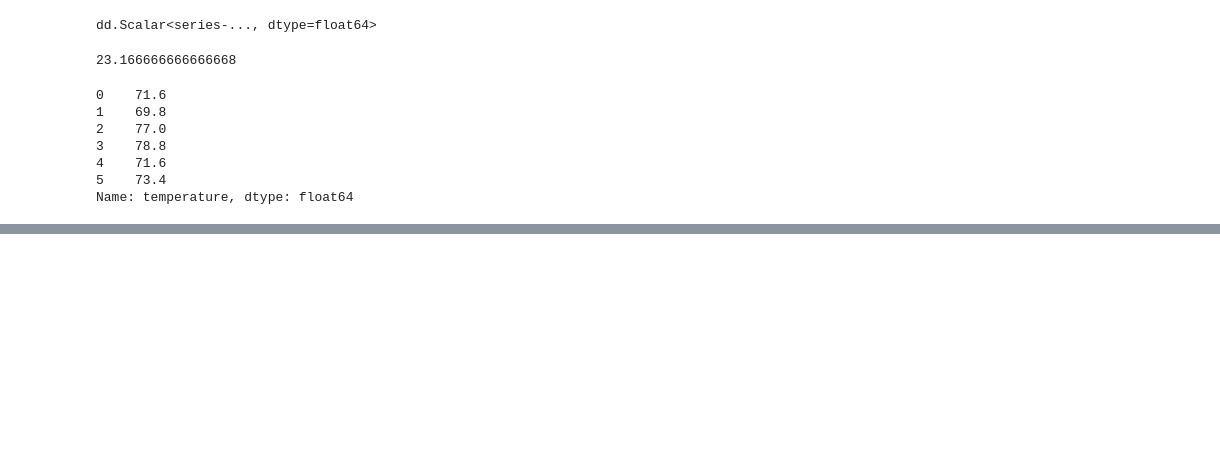
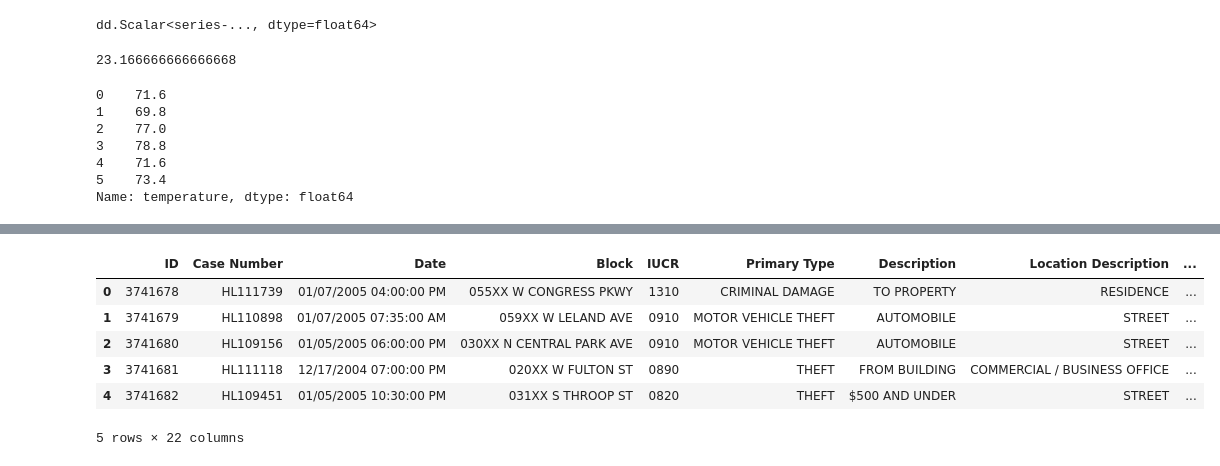
Before and after one commit to Junghyo/pycham, a Jupyter notebook: data_science/basic_dask/practice01_dask_basic_dataframe.ipynb, the cells around one changed output, grey strips where cells are left out. Drawn from its saved outputs; the diff is of its cells as text; code cells hidden in the pictures; blank space fills up the shorter version.

```diff
--- a/data_science/basic_dask/practice01_dask_basic_dataframe.ipynb
+++ b/data_science/basic_dask/practice01_dask_basic_dataframe.ipynb
@@ -115,0 +249,10 @@ Name: temperature, dtype: float64
+# %%
+df.head()
+# %% [output]
+|  | ID | Case Number | Date | Block | IUCR | Primary Type | Description | Location Description | ... |
+| 0 | 3741678 | HL111739 | 01/07/2005 04:00:00 PM | 055XX W CONGRESS PKWY | 1310 | CRIMINAL DAMAGE | TO PROPERTY | RESIDENCE | ... |
+| 1 | 3741679 | HL110898 | 01/07/2005 07:35:00 AM | 059XX W LELAND AVE | 0910 | MOTOR VEHICLE THEFT | AUTOMOBILE | STREET | ... |
+| 2 | 3741680 | HL109156 | 01/05/2005 06:00:00 PM | 030XX N CENTRAL PARK AVE | 0910 | MOTOR VEHICLE THEFT | AUTOMOBILE | STREET | ... |
+| 3 | 3741681 | HL111118 | 12/17/2004 07:00:00 PM | 020XX W FULTON ST | 0890 | THEFT | FROM BUILDING | COMMERCIAL / BUSINESS OFFICE | ... |
+| 4 | 3741682 | HL109451 | 01/05/2005 10:30:00 PM | 031XX S THROOP ST | 0820 | THEFT | $500 AND UNDER | STREET | ... |
+5 rows × 22 columns
```
Also changed, not shown: parts of 19 cells of this notebook.
